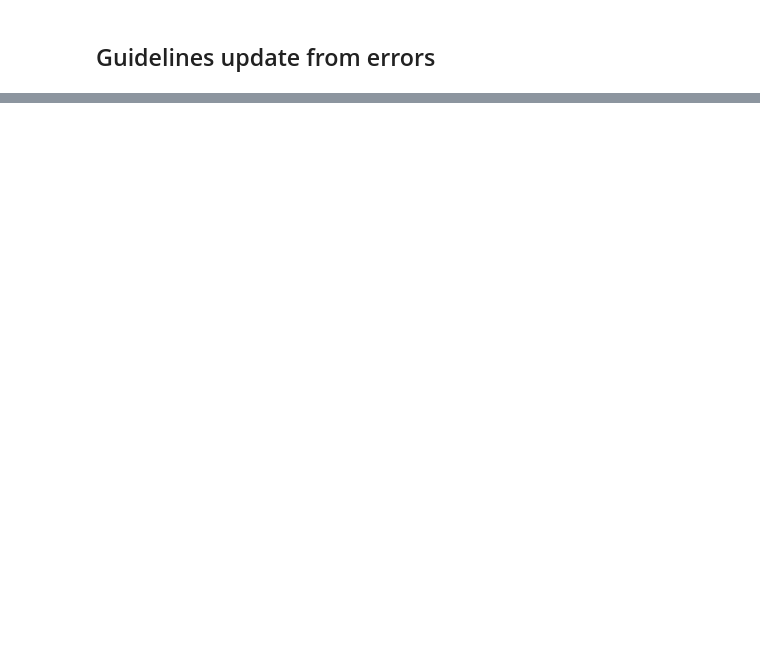
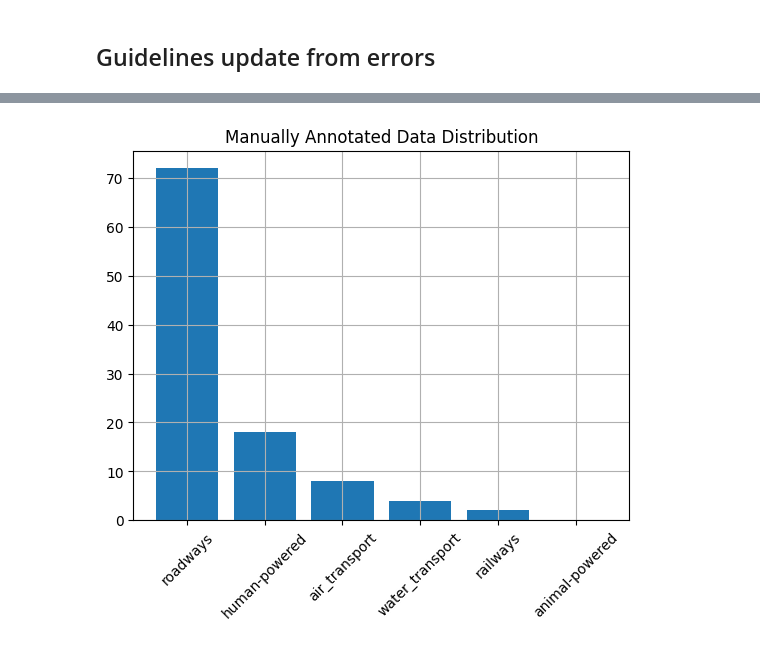
Before and after one commit to artemprisiazhniuk/mobility_project, a Jupyter notebook: notebooks/data_annotation.ipynb, the cells around one changed output, grey strips where cells are left out. Cells and saved outputs as stored; diff of their text form; code cells hidden in the pictures; blank space fills up the shorter version.

```diff
--- a/notebooks/data_annotation.ipynb
+++ b/notebooks/data_annotation.ipynb
@@ -329,0 +432,20 @@ ns_user_prompt = '\n'.join([f"'{value}' is a '{key}'." for value in values]) + \
+# %%
+# manually annotated stats
+
+import json
+import os
+
+labels = []
+count_labels = 0
+
+for filename in os.listdir("../data/labels_manual"):
+    if not filename.endswith(".json"): continue
+
+    with open(f"../data/labels_manual/{filename}") as f:
+        label = json.load(f)
+
+    labels.append(label)
+    if sum([len(v) for v in label.values()]):
+        count_labels += 1
+
+print(f"Label / All ratio: {count_labels} / {len(labels)}")
@@ -329,0 +454,15 @@ ns_user_prompt = '\n'.join([f"'{value}' is a '{key}'." for value in values]) + \
+# %%
+combined_labels = {
+    'human-powered': [],
+    'animal-powered': [],
+    'railways': [],
+    'roadways': [],
+    'water_transport': [],
+    'air_transport': []
+}
+
+for label in labels:
+    for key, value in label.items():
+        combined_labels[key].extend(value)
+
+combined_labels
@@ -329,0 +490,10 @@ ns_user_prompt = '\n'.join([f"'{value}' is a '{key}'." for value in values]) + \
+# %%
+values = {k: v for k, v in sorted(combined_labels.items(), key=lambda item: len(item[1]), reverse=True)}
+
+plt.title("Manually Annotated Data Distribution")
+plt.bar(range(len(values)), list(map(len, values.values())), tick_label=list(values.keys()), align='center')
+plt.xticks(rotation=45)
+plt.grid()
+plt.show()
+# %% [output]
+[figure, added]
```
Also changed, not shown: parts of 40 cells of this notebook, 4 other files.
